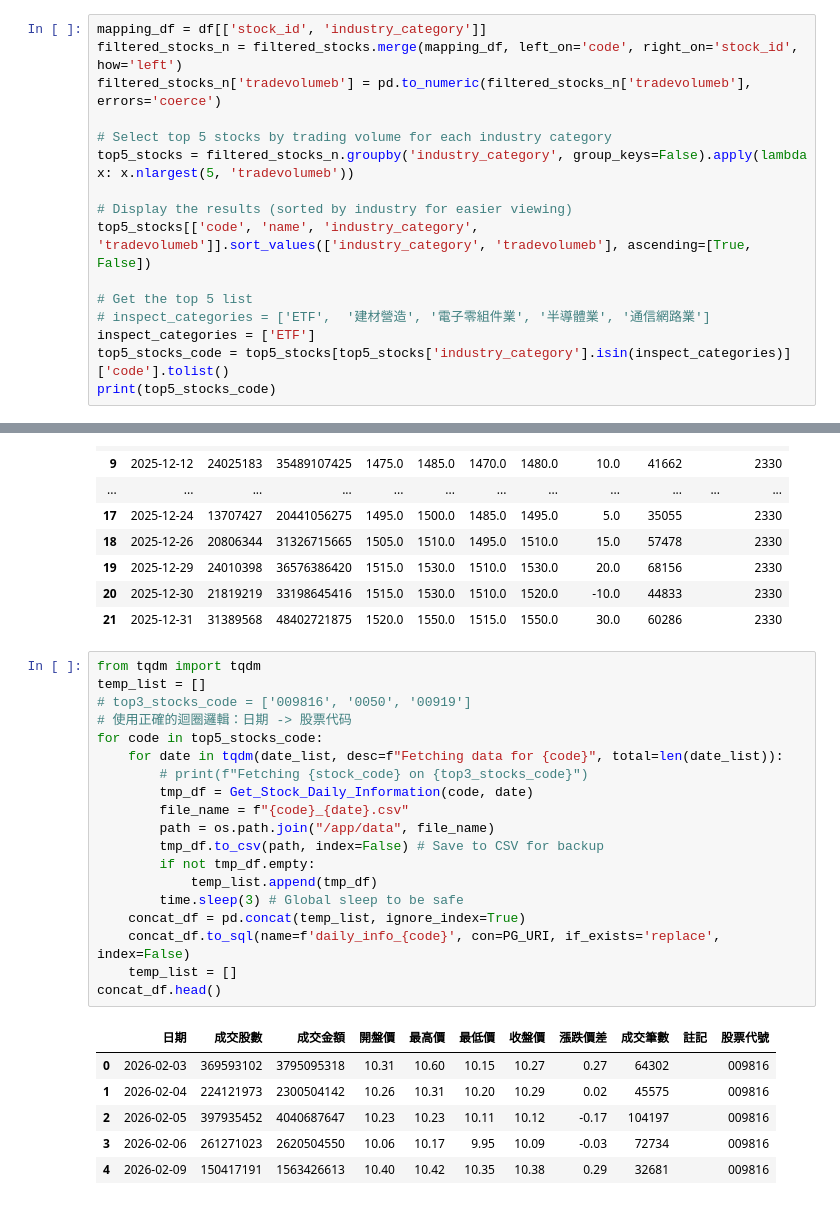
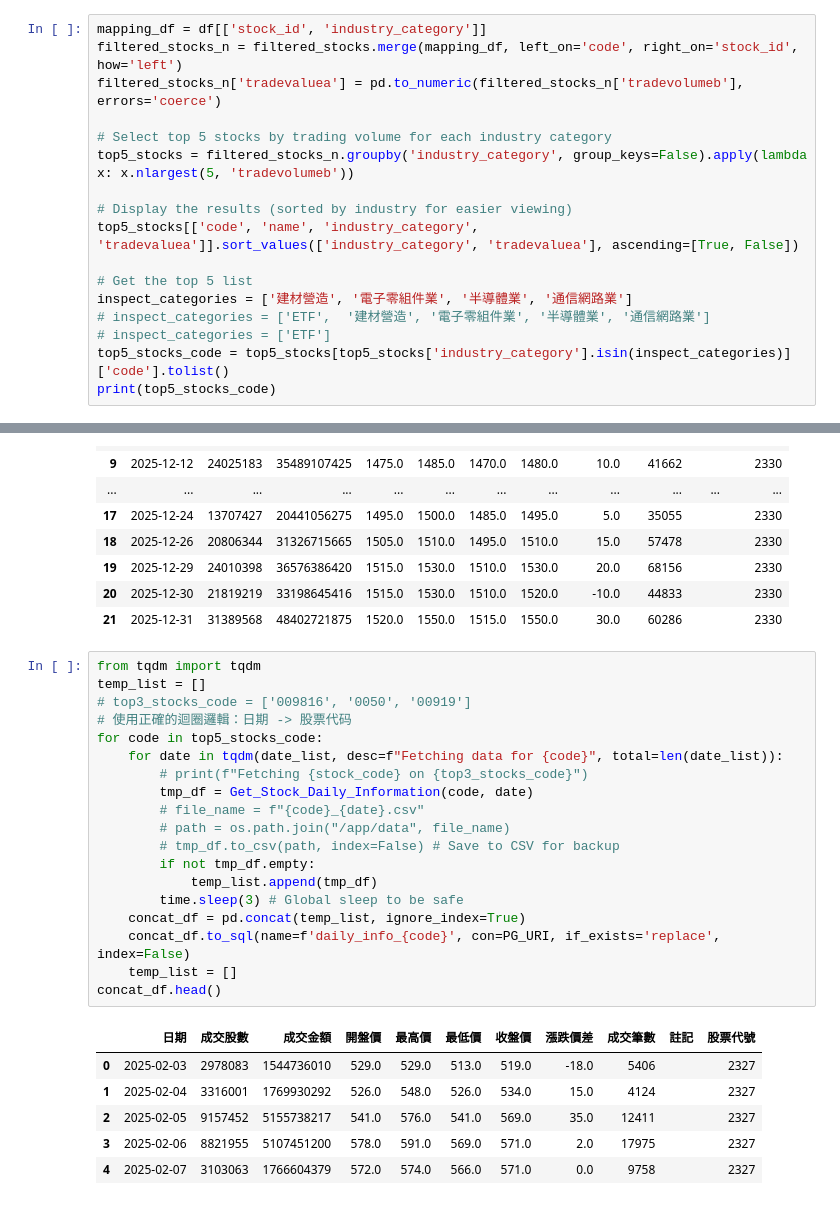
Before and after one commit to Chu-c-git/Automated_Trading_System, a Jupyter notebook: backend/data_preprocess/test_function.ipynb, the cells around one changed output, grey strips where cells are left out. Cells and saved outputs as stored; diff of their text form.

```diff
--- a/backend/data_preprocess/test_function.ipynb
+++ b/backend/data_preprocess/test_function.ipynb
@@ -170,17 +170,18 @@ final_df.value_counts('industry_category').sort_values(ascending=False).reset_in
 # %%
 mapping_df = df[['stock_id', 'industry_category']]
 filtered_stocks_n = filtered_stocks.merge(mapping_df, left_on='code', right_on='stock_id', how='left')
-filtered_stocks_n['tradevolumeb'] = pd.to_numeric(filtered_stocks_n['tradevolumeb'], errors='coerce')
+filtered_stocks_n['tradevaluea'] = pd.to_numeric(filtered_stocks_n['tradevolumeb'], errors='coerce')
 
 # Select top 5 stocks by trading volume for each industry category
 top5_stocks = filtered_stocks_n.groupby('industry_category', group_keys=False).apply(lambda x: x.nlargest(5, 'tradevolumeb'))
 
 # Display the results (sorted by industry for easier viewing)
-top5_stocks[['code', 'name', 'industry_category', 'tradevolumeb']].sort_values(['industry_category', 'tradevolumeb'], ascending=[True, False])
+top5_stocks[['code', 'name', 'industry_category', 'tradevaluea']].sort_values(['industry_category', 'tradevaluea'], ascending=[True, False])
 
 # Get the top 5 list
+inspect_categories = ['建材營造', '電子零組件業', '半導體業', '通信網路業']
 # inspect_categories = ['ETF',  '建材營造', '電子零組件業', '半導體業', '通信網路業']
-inspect_categories = ['ETF']
+# inspect_categories = ['ETF']
 top5_stocks_code = top5_stocks[top5_stocks['industry_category'].isin(inspect_categories)]['code'].tolist()
 print(top5_stocks_code)
 # %% [output]
@@ -232,26 +233,26 @@ Get_Stock_Daily_Information('2330', '20251201')
 # %%
 from tqdm import tqdm
 temp_list = []
 # top3_stocks_code = ['009816', '0050', '00919']
 # 使用正確的迴圈邏輯：日期 -> 股票代码
 for code in top5_stocks_code:
     for date in tqdm(date_list, desc=f"Fetching data for {code}", total=len(date_list)):
         # print(f"Fetching {stock_code} on {top3_stocks_code}")
         tmp_df = Get_Stock_Daily_Information(code, date)
-        file_name = f"{code}_{date}.csv"
-        path = os.path.join("/app/data", file_name)
-        tmp_df.to_csv(path, index=False) # Save to CSV for backup
+        # file_name = f"{code}_{date}.csv"
+        # path = os.path.join("/app/data", file_name)
+        # tmp_df.to_csv(path, index=False) # Save to CSV for backup
         if not tmp_df.empty:
             temp_list.append(tmp_df)
         time.sleep(3) # Global sleep to be safe
     concat_df = pd.concat(temp_list, ignore_index=True)
     concat_df.to_sql(name=f'daily_info_{code}', con=PG_URI, if_exists='replace', index=False)
     temp_list = []
 concat_df.head()
 # %% [output]
 |  | 日期 | 成交股數 | 成交金額 | 開盤價 | 最高價 | 最低價 | 收盤價 | 漲跌價差 | 成交筆數 | 註記 | 股票代號 |
-| 0 | 2026-02-03 | 369593102 | 3795095318 | 10.31 | 10.60 | 10.15 | 10.27 | 0.27 | 64302 |  | 009816 |
-| 1 | 2026-02-04 | 224121973 | 2300504142 | 10.26 | 10.31 | 10.20 | 10.29 | 0.02 | 45575 |  | 009816 |
-| 2 | 2026-02-05 | 397935452 | 4040687647 | 10.23 | 10.23 | 10.11 | 10.12 | -0.17 | 104197 |  | 009816 |
-| 3 | 2026-02-06 | 261271023 | 2620504550 | 10.06 | 10.17 | 9.95 | 10.09 | -0.03 | 72734 |  | 009816 |
-| 4 | 2026-02-09 | 150417191 | 1563426613 | 10.40 | 10.42 | 10.35 | 10.38 | 0.29 | 32681 |  | 009816 |
+| 0 | 2025-02-03 | 2978083 | 1544736010 | 529.0 | 529.0 | 513.0 | 519.0 | -18.0 | 5406 |  | 2327 |
+| 1 | 2025-02-04 | 3316001 | 1769930292 | 526.0 | 548.0 | 526.0 | 534.0 | 15.0 | 4124 |  | 2327 |
+| 2 | 2025-02-05 | 9157452 | 5155738217 | 541.0 | 576.0 | 541.0 | 569.0 | 35.0 | 12411 |  | 2327 |
+| 3 | 2025-02-06 | 8821955 | 5107451200 | 578.0 | 591.0 | 569.0 | 571.0 | 2.0 | 17975 |  | 2327 |
+| 4 | 2025-02-07 | 3103063 | 1766604379 | 572.0 | 574.0 | 566.0 | 571.0 | 0.0 | 9758 |  | 2327 |
```
Also changed, not shown: parts of 8 cells of this notebook, 1 other file.
